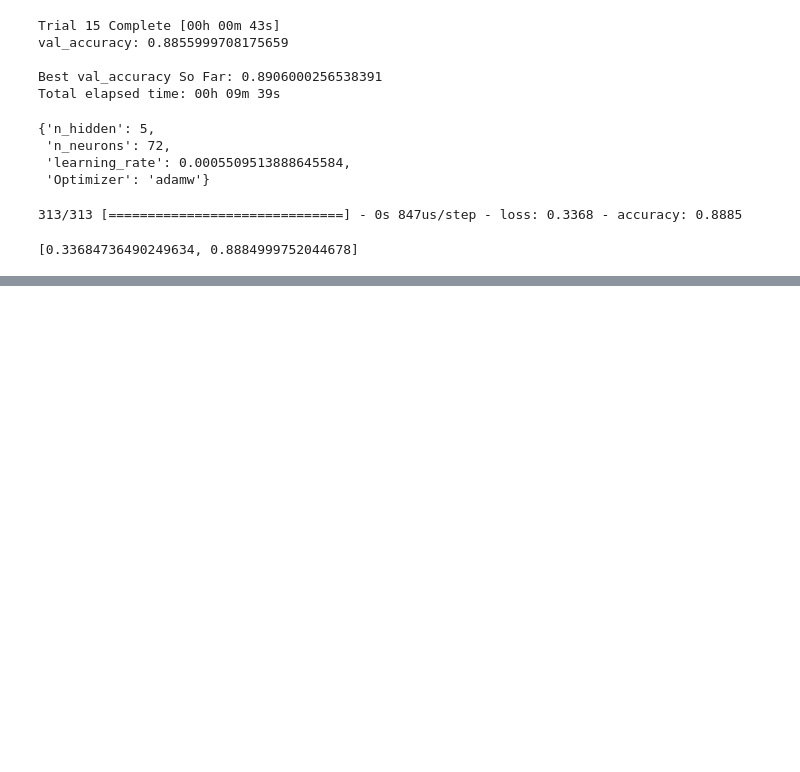
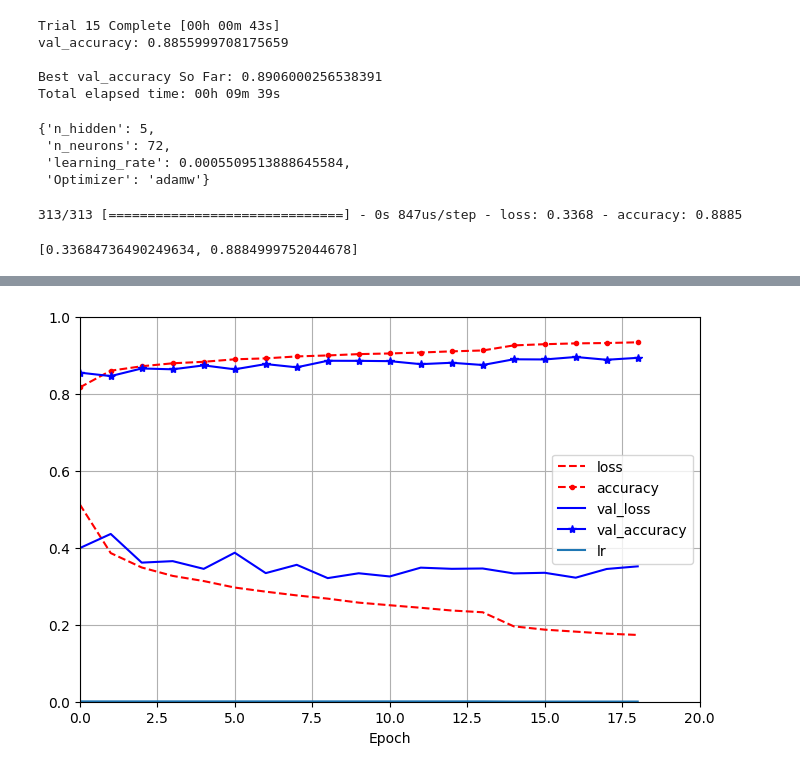
Before and after one commit to Kaleabtaye/deep-learning-projects, a Jupyter notebook: fashion_mnist_tf/fashion_mnist.ipynb, the cells around one changed output, grey strips where cells are left out. Cells and saved outputs as stored; diff of their text form; code cells hidden in the pictures; blank space fills up the shorter version.

Commit message:
added learning rate scheduler and tested the final model

```diff
--- a/fashion_mnist_tf/fashion_mnist.ipynb
+++ b/fashion_mnist_tf/fashion_mnist.ipynb
@@ -216,3 +219,6 @@ best_model.evaluate(X_test, y_test)
 # %% [output]
 313/313 [==============================] - 0s 847us/step - loss: 0.3368 - accuracy: 0.8885
 [0.33684736490249634, 0.8884999752044678]
+# %%
+lr_scheduler_cb = tf.keras.callbacks.ReduceLROnPlateau(factor=0.5, patience=5)
+EarlyStopping_cb = tf.keras.callbacks.EarlyStopping(patience=10)
@@ -218,0 +318,8 @@ best_model.evaluate(X_test, y_test)
+# %%
+optimizer = tf.keras.optimizers.Adam(learning_rate=0.000896)
+model.compile(loss="sparse_categorical_crossentropy", optimizer=optimizer,
+              metrics=["accuracy"])
+# %%
+history = model.fit(X_train, y_train, epochs=20,
+                    validation_data=(X_valid, y_valid),
+                    callbacks=[EarlyStopping_cb, lr_scheduler_cb])
@@ -218,0 +364,9 @@ best_model.evaluate(X_test, y_test)
+# %%
+# plot training vs validation
+pd.DataFrame(history.history).plot(
+    figsize=(8, 5), xlim=[0, 20], ylim=[0, 1], grid=True, xlabel="Epoch",
+    style=["r--", "r--.", "b-", "b-*"])
+
+plt.show()
+# %% [output]
+[figure, added]
```
Also changed, not shown: parts of 19 cells of this notebook.
